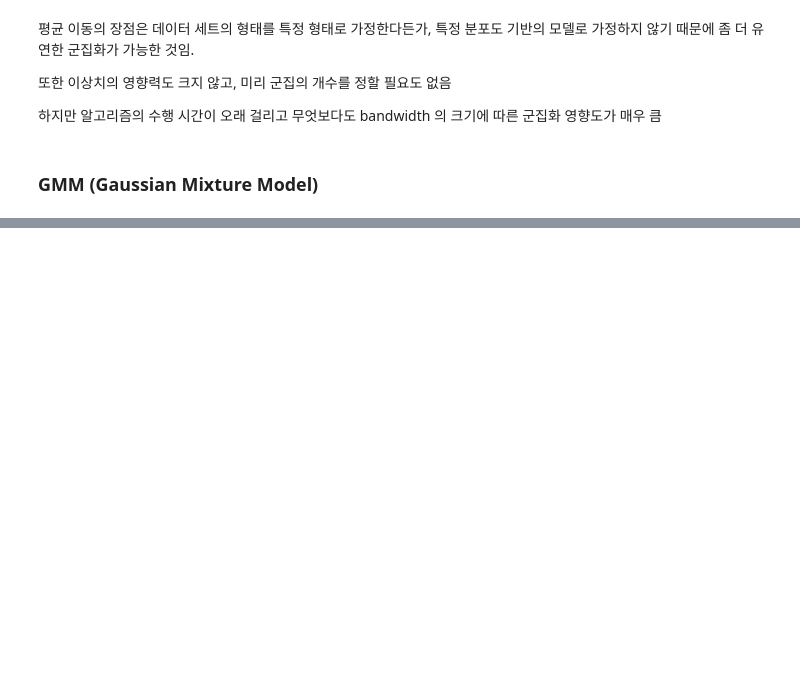
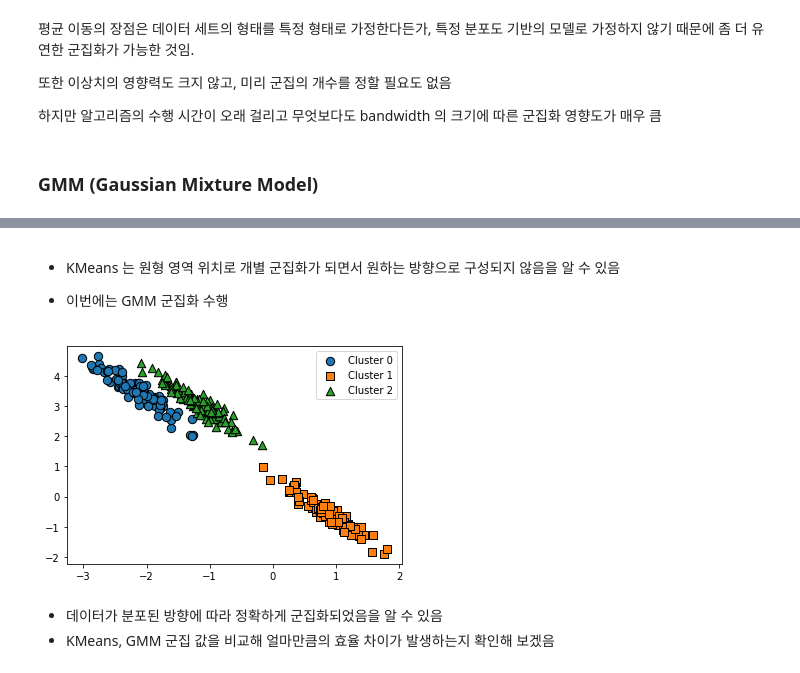
Before and after one commit to johyunkang/python-ml-guide, a Jupyter notebook: python_ml_perfect_guide_07_Clustering.ipynb, the cells around one changed output, grey strips where cells are left out. Saved outputs shown, nothing was run; the diff lists cells and outputs as text; code cells hidden in the pictures; blank space fills up the shorter version.

```diff
--- a/python_ml_perfect_guide_07_Clustering.ipynb
+++ b/python_ml_perfect_guide_07_Clustering.ipynb
@@ -480,0 +617,17 @@ Name: meanshift_label, dtype: int64
+# %% [markdown]
+- KMeans 는 원형 영역 위치로 개별 군집화가 되면서 원하는 방향으로 구성되지 않음을 알 수 있음
+
+- 이번에는 GMM 군집화 수행
+# %%
+# 3개의 n_components 기반 GMM을 x_aniso 데이터 세트에 적용
+gmm = GaussianMixture(n_components=3, random_state=0)
+gmm_label = gmm.fit(x_aniso).predict(x_aniso)
+clusterdf['gmm_label'] = gmm_label
+
+# GaussianMixture는 cluster_centers_ 속성이 없으므로 iscenter를 False로 설정
+visualize_cluster_plot(gmm, clusterdf, 'gmm_label', iscenter=False)
+# %% [output]
+[figure, added]
+# %% [markdown]
+- 데이터가 분포된 방향에 따라 정확하게 군집화되었음을 알 수 있음
+- KMeans, GMM 군집 값을 비교해 얼마만큼의 효율 차이가 발생하는지 확인해 보겠음
```
Also changed, not shown: parts of 17 cells of this notebook.
